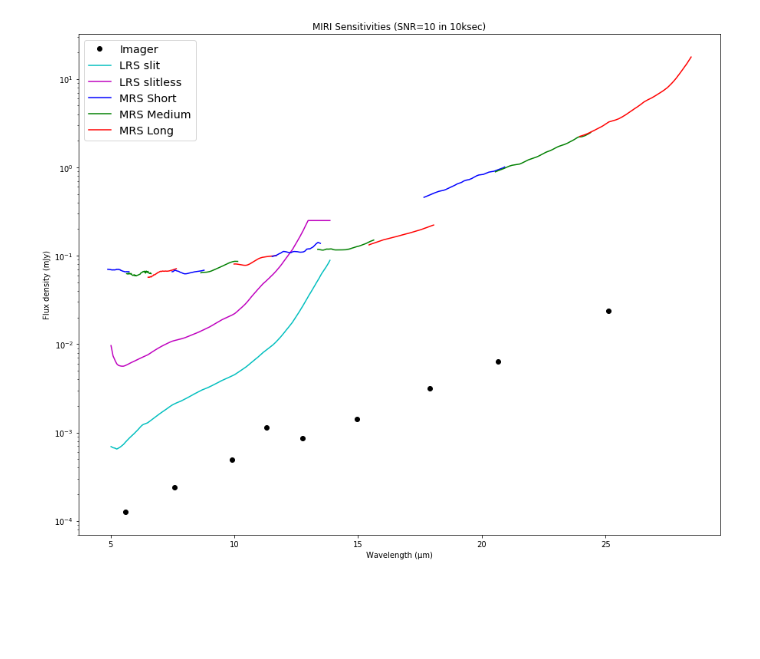
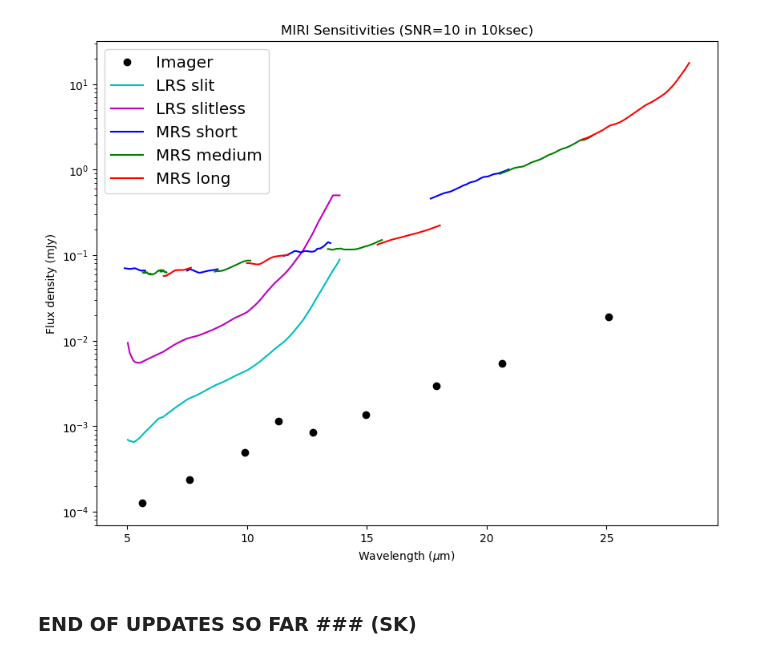
Before and after one commit to STScI-MIRI/JDox-SensitivityAndSaturationLimits, a Jupyter notebook: MIRI_Sensitivity_BrightSource_Tables.ipynb, the cells around one changed output. Cells and saved outputs as stored; diff of their text form; code cells hidden in the pictures; blank space fills up the shorter version.

Commit message:
reorganised data files. wrote more descriptive text in notebook and updated code for plot 1

```diff
--- a/MIRI_Sensitivity_BrightSource_Tables.ipynb
+++ b/MIRI_Sensitivity_BrightSource_Tables.ipynb
@@ -4,0 +13,3 @@ import os
+# %%
+data_dir = 'data_files/ETC1.2/'
+out_dir = 'plots/ETC1.2/'
@@ -5,8 +22,7 @@ import os
 # %%
-f = 'miri_imaging_sensitivity.npz'
-im = np.load(f)
-g = 'miri_mrs_sensitivity.npz'
-mrs = np.load(g)
-h = 'miri_lrs_sensitivity.npz'
-lrs = np.load(h)
-print(im.keys())
+im_file = data_dir + 'miri_imaging_sensitivity_updated.npz'
+im = np.load(im_file)
+mrs_file = data_dir + 'miri_mrs_sensitivity_updated.npz'
+mrs = np.load(mrs_file)
+lrs_file = data_dir + 'miri_lrs_sensitivity_updated.npz'
+lrs = np.load(lrs_file)
@@ -15,29 +46,32 @@ print(im.keys())
 # %%
-plt.figure()
-plt.semilogy(im['wavelengths'], im['lim_fluxes'], 'bo', color = 'black', label = 'Imager')
-plt.semilogy(lrs['wavelengths'][1], lrs['lim_fluxes'][1], color = 'c', label = 'LRS slit')
-plt.semilogy(lrs['wavelengths'][0], lrs['lim_fluxes'][0], color = 'm', label = 'LRS slitless')
-plt.semilogy(mrs['wavelengths'][0], mrs['lim_fluxes'][0], color = 'b', label = 'MRS Short')
-plt.semilogy(mrs['wavelengths'][1], mrs['lim_fluxes'][1], color = 'g', label = 'MRS Medium')
-plt.semilogy(mrs['wavelengths'][2], mrs['lim_fluxes'][2], color = 'r', label = 'MRS Long')
-plt.semilogy(mrs['wavelengths'][3], mrs['lim_fluxes'][3], color = 'b')
-plt.semilogy(mrs['wavelengths'][4], mrs['lim_fluxes'][4], color = 'g')
-plt.semilogy(mrs['wavelengths'][5], mrs['lim_fluxes'][5], color = 'r')
-plt.semilogy(mrs['wavelengths'][6], mrs['lim_fluxes'][6], color = 'b')
-plt.semilogy(mrs['wavelengths'][7], mrs['lim_fluxes'][7], color = 'g')
-plt.semilogy(mrs['wavelengths'][8], mrs['lim_fluxes'][8], color = 'r')
-plt.semilogy(mrs['wavelengths'][9], mrs['lim_fluxes'][9], color = 'b')
-plt.semilogy(mrs['wavelengths'][10], mrs['lim_fluxes'][10], color = 'g')
-plt.semilogy(mrs['wavelengths'][11], mrs['lim_fluxes'][11], color = 'r')
-plt.xlabel('Wavelength (µm)')
+ishort = [0, 3, 6, 9]
+imed = [i + 1 for i in ishort]
+ilong = [i + 2 for i in ishort]
+mrslabs = ['MRS short', '', '', '', 'MRS medium', '', '', '', 'MRS long', '', '', '']
+
+sens_fig = plt.figure(figsize=[10,8])
+pim = plt.semilogy(im['wavelengths'], im['lim_fluxes'], 'ko', label = 'Imager')
+pslit = plt.semilogy(lrs['wavelengths'][1], lrs['lim_fluxes'][1], color = 'c', label = 'LRS slit')
+psless = plt.semilogy(lrs['wavelengths'][0], lrs['lim_fluxes'][0], color = 'm', label = 'LRS slitless')
+
+for s in ishort:
+    pshort = plt.semilogy(mrs['wavelengths'][s], mrs['lim_fluxes'][s], color = 'b', label=mrslabs[s])
+for m in imed:
+    pmed = plt.semilogy(mrs['wavelengths'][m], mrs['lim_fluxes'][m], color = 'g', label=mrslabs[m])
+for l in ilong:
+    plong = plt.semilogy(mrs['wavelengths'][l], mrs['lim_fluxes'][l], color = 'r', label=mrslabs[l])
+
+plt.xlabel('Wavelength ($\mu$m)')
 plt.ylabel('Flux density (mJy)')
 plt.title('MIRI Sensitivities (SNR=10 in 10ksec)')
 plt.legend(loc='best', fontsize='x-large')
-plt.rcParams["figure.figsize"] = (15,12)
-plt.savefig('mirisensitivities.png', bbox_inches = 'tight')
+#plt.rcParams["figure.figsize"] = (15,12)
+plt.savefig(out_dir + 'mirisensitivities.png', bbox_inches = 'tight')
 plt.show()
 # %% [output]
-[figure, old version]
+[figure, new version]
+# %% [markdown]
+### END OF UPDATES SO FAR ### (SK)
 # %%
 plt.figure()
 plt.semilogy(im['wavelengths'], im['sat_limits'],'bo', color = 'black', label = 'Imager')
```
Also changed, not shown: parts of 19 cells of this notebook, 7 other files.
